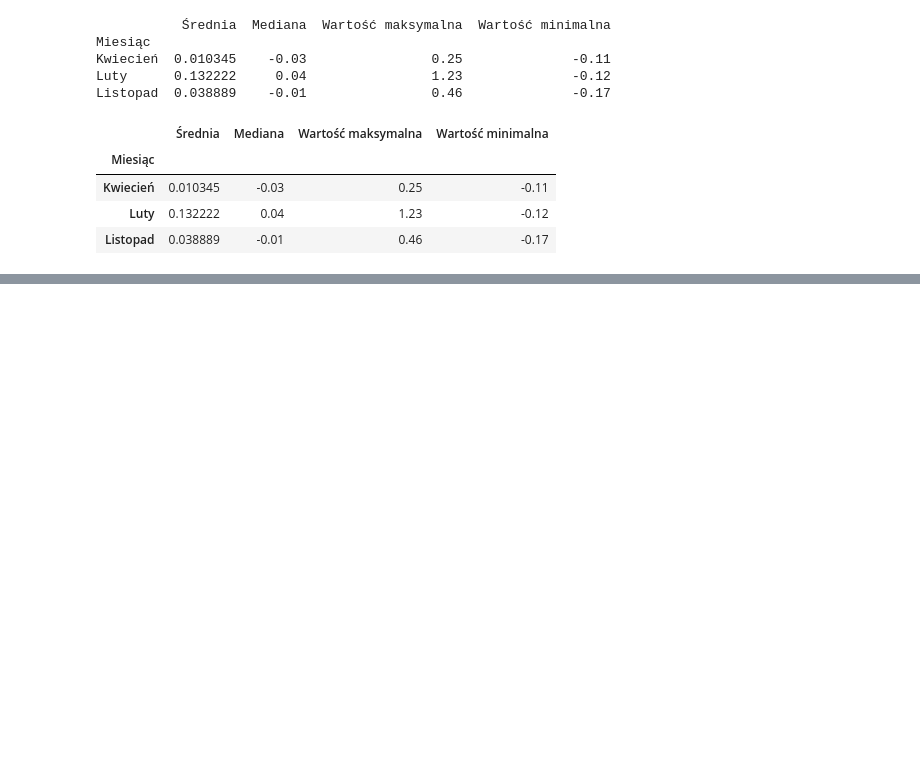
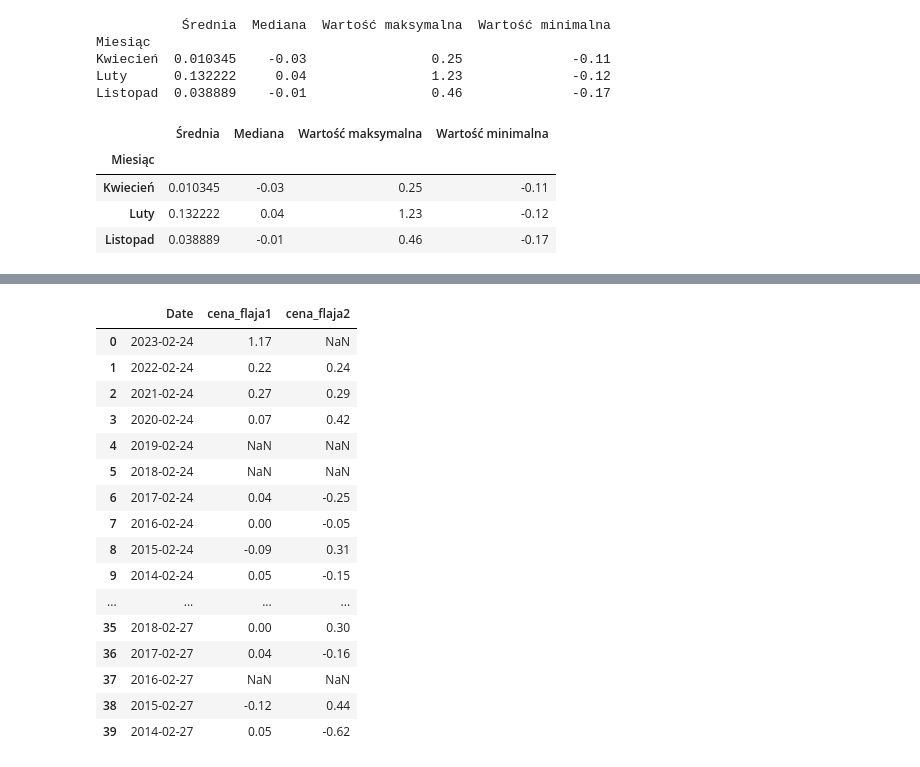
Before and after one commit to tomektom10/dataScienceBootCamp, a Jupyter notebook: moje_projekt_cukier.ipynb, the cells around one changed output, grey strips where cells are left out. Cells and saved outputs as stored; diff of their text form; code cells hidden in the pictures; blank space fills up the shorter version.

```diff
--- a/moje_projekt_cukier.ipynb
+++ b/moje_projekt_cukier.ipynb
@@ -234,3 +234,44 @@ fig_box.show()
 [interactive output not drawn]
 [interactive output not drawn]
 [interactive output not drawn]
+# %%
+days_of_month = ["02-24", "02-25", "02-26", "02-27"]
+wynik_dict = {"Date": [], "cena_flaja1": [], "cena_flaja2": []}
+
+for day_month in days_of_month:
+    temp_dict = {"Date": [], "cena_flaja1": [], "cena_flaja2": []}
+
+    for year in [2023, 2022, 2021, 2020, 2019, 2018, 2017, 2016, 2015, 2014]:
+        specyfic_date = str(year) + "-" + day_month
+        specyfic_date = datetime.datetime.strptime(specyfic_date, '%Y-%m-%d')
+        print(specyfic_date)
+
+        df_row1 = df1[df1["SBES1H23"] == specyfic_date]
+        print(df_row1)
+
+        df_row2 = df2[df2["SBES1K23"] == specyfic_date]
+        print(df_row2)
+
+        cena_flaja = []
+        for i, value in enumerate(df_row1['Unnamed: 1'].values):
+            roznica = value - df_row2["Unnamed: 4"].values[i]
+            cena_flaja.append(roznica)
+
+        if len(cena_flaja) == 1:
+            temp_dict["Date"].append(specyfic_date)
+            temp_dict["cena_flaja1"].append(cena_flaja[0])
+            temp_dict["cena_flaja2"].append(np.nan)
+        elif len(cena_flaja) == 2:
+            temp_dict["Date"].append(specyfic_date)
+            temp_dict["cena_flaja1"].append(cena_flaja[0])
+            temp_dict["cena_flaja2"].append(cena_flaja[1])
+        else:
+            temp_dict["Date"].append(specyfic_date)
+            temp_dict["cena_flaja1"].append(np.nan)
+            temp_dict["cena_flaja2"].append(np.nan)
+
+    wynik_dict["Date"].extend(temp_dict["Date"])
+    wynik_dict["cena_flaja1"].extend(temp_dict["cena_flaja1"])
+    wynik_dict["cena_flaja2"].extend(temp_dict["cena_flaja2"])
+
+df_wynik66 = pd.DataFrame(wynik_dict)
@@ -236,0 +299,20 @@ fig_box.show()
+# %%
+df_wynik66
+# %% [output]
+|  | Date | cena_flaja1 | cena_flaja2 |
+| 0 | 2023-02-24 | 1.17 | NaN |
+| 1 | 2022-02-24 | 0.22 | 0.24 |
+| 2 | 2021-02-24 | 0.27 | 0.29 |
+| 3 | 2020-02-24 | 0.07 | 0.42 |
+| 4 | 2019-02-24 | NaN | NaN |
+| 5 | 2018-02-24 | NaN | NaN |
+| 6 | 2017-02-24 | 0.04 | -0.25 |
+| 7 | 2016-02-24 | 0.00 | -0.05 |
+| 8 | 2015-02-24 | -0.09 | 0.31 |
+| 9 | 2014-02-24 | 0.05 | -0.15 |
+| ... | ... | ... | ... |
+| 35 | 2018-02-27 | 0.00 | 0.30 |
+| 36 | 2017-02-27 | 0.04 | -0.16 |
+| 37 | 2016-02-27 | NaN | NaN |
+| 38 | 2015-02-27 | -0.12 | 0.44 |
+| 39 | 2014-02-27 | 0.05 | -0.62 |
```
Also changed, not shown: parts of 2 cells of this notebook.
